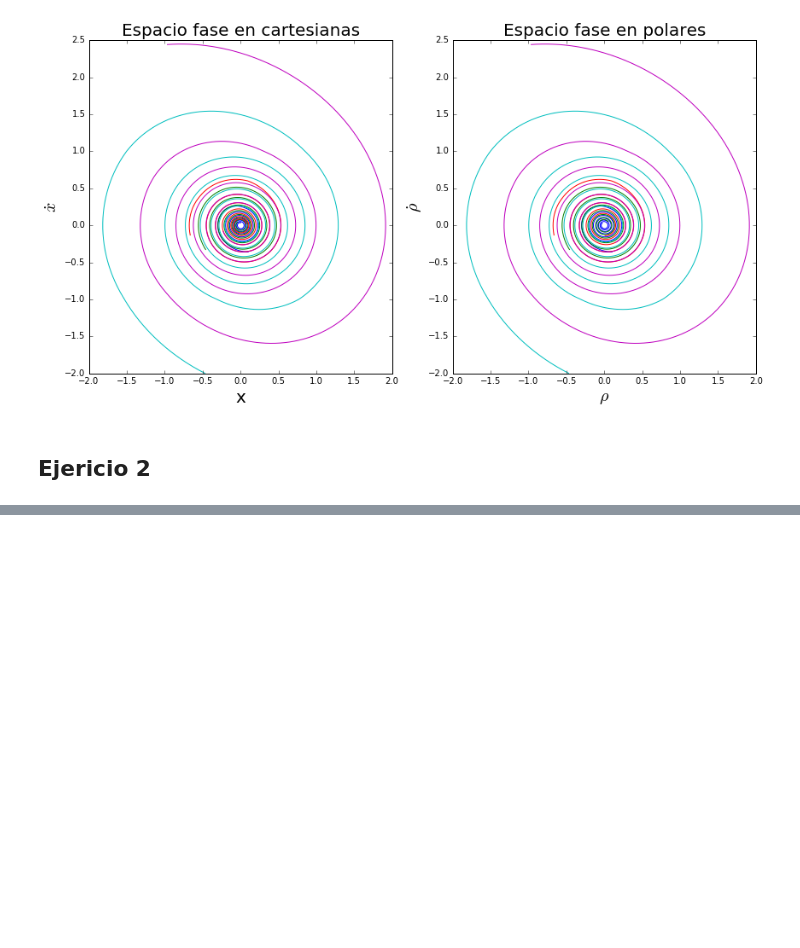
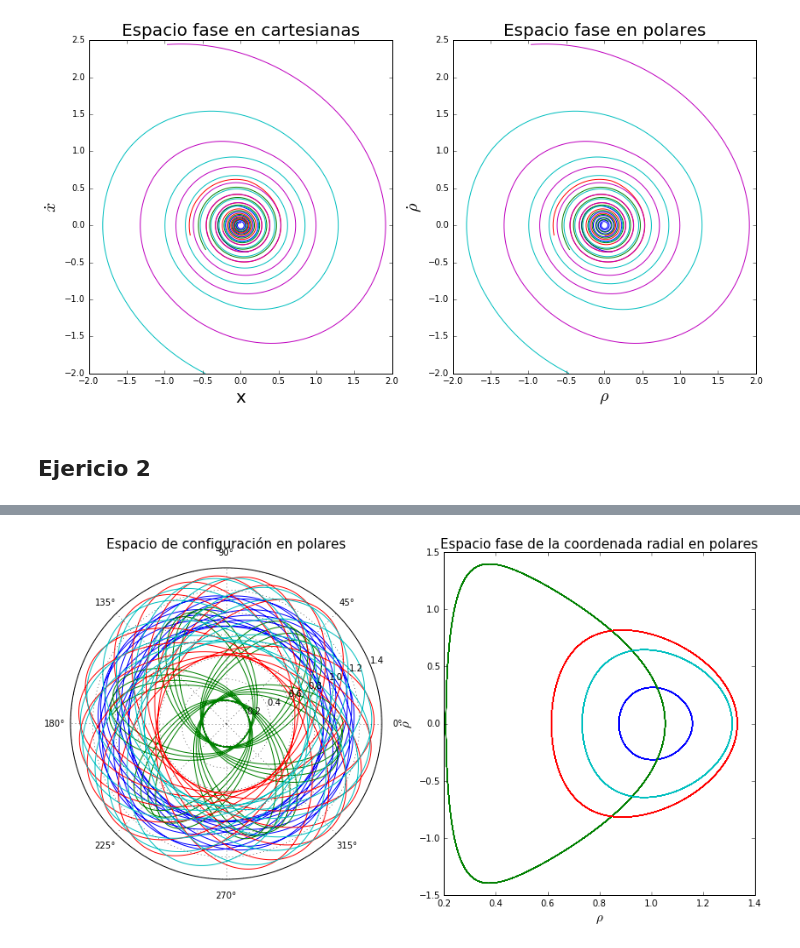
Before and after one commit to diegohdzrjk/Fisica-Computacional-2017-1, a Jupyter notebook: Tareas/Tarea Examen 1 diegohdzrjk.ipynb, the cells around one changed output, grey strips where cells are left out. Drawn from its saved outputs; the diff is of its cells as text; code cells hidden in the pictures; blank space fills up the shorter version.

```diff
--- a/Tareas/Tarea Examen 1 diegohdzrjk.ipynb
+++ b/Tareas/Tarea Examen 1 diegohdzrjk.ipynb
@@ -339,8 +355,8 @@ bx.plot(r_ef, V_ef_)
 # %%
-# Se define el sistema de ecuaciones diferenciales por resolver para coordenadas polares
+## Se define el sistema de ecuaciones diferenciales por resolver para coordenadas polares
 def ec_dif2_polar(x, t, args=[1.,1.,1.,0.1,0.2]):
     # args[0] = 1 --> polares
-    # args[resto] = m, k, q, gamma, mu
+    # args[resto] = m, omega0, q2, gamma, mu
 
     v = sqrt(x[2]*x[2]+x[0]*x[0]*x[3]*x[3])
     # Se determina la fuerza de friccion
@@ -349,9 +365,27 @@ def ec_dif2_polar(x, t, args=[1.,1.,1.,0.1,0.2]):
     else:
         f_fric = -args[-2]*array([x[2], x[3]])
 
-
-
-    dur = x[0]*x[3]*x[3] - args[1]*x[0] + f_fric[0]
-    dut = -2.0*x[2]*x[3]/x[0] + f_fric[1]
+    dur = f_fric[0]/args[1] + x[0]*x[3]*x[3] - args[2]*x[0] - args[3]/(args[1]*x[0]*x[0])
+    dut = f_fric[1]/args[1] - 2.0*x[2]*x[3]/x[0]
 
     return array([x[2], x[3], dur, dut])
+# %%
+fig = figure(figsize=(14,7))
+ax = fig.add_subplot(121, projection='polar')
+bx = fig.add_subplot(122)
+
+N = 50
+for i in range(4):
+    cond_ini = array([1., pi/2., random.rand(), 0.5+random.rand()])
+    tiempo, sol = RK4(ec_dif2_polar, cond_ini, [0,N], 0.005, [1.,1.,1.,1.,0.,0.])
+    # Se grafica el espacio de configuracion
+    ax.plot(sol[:,1], sol[:,0])
+    ax.set_title(u"Espacio de configuración en polares", fontsize=15)
+
+    # Se grafica el espacio fase
+    bx.plot(sol[:,0], sol[:,2])
+    bx.set_title(u"Espacio fase de la coordenada radial en polares", fontsize=15)
+    bx.set_xlabel("$\\rho$", fontsize=15)
+    bx.set_ylabel("$\\dot \\rho$", fontsize=15)
+# %% [output]
+[figure, added]
```
Also changed, not shown: parts of 13 cells of this notebook.
